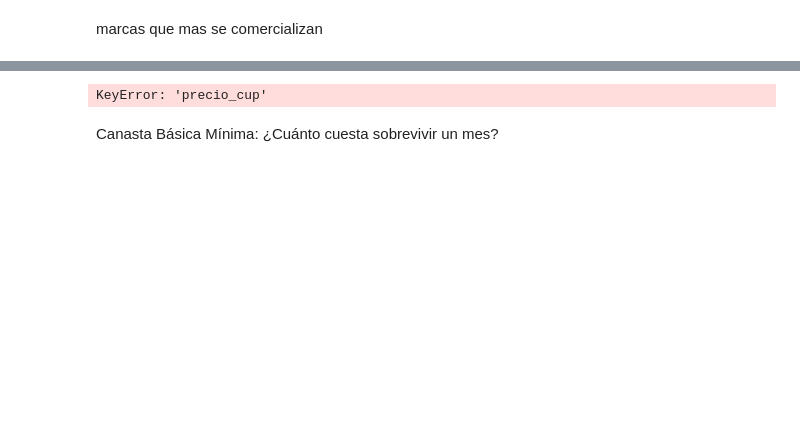
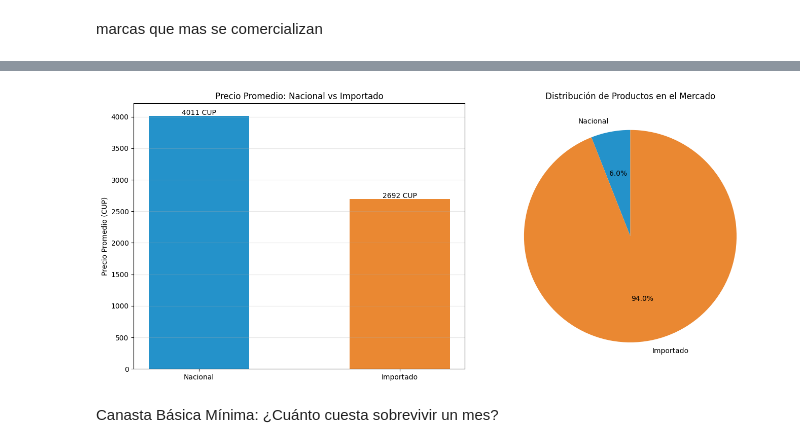
Before and after one commit to Aleinad-06/MYPIMES, a Jupyter notebook: main/main.ipynb, the cells around one changed output, grey strips where cells are left out. Cells and saved outputs as stored; diff of their text form; code cells hidden in the pictures; blank space fills up the shorter version.

```diff
--- a/main/main.ipynb
+++ b/main/main.ipynb
@@ -153,46 +77,48 @@ TypeError: 'value' must be an instance of str or bytes, not a None
 # %%
-from modules.graphs import promedio
+from modules.graphs import promedio, productos_mypimes
 def analizar_nacional_vs_importado():
+
+    productos = productos_mypimes(mypime)
 
     nacionales = []
     importados = []
 
-    for tienda in m_productos:
+    for tienda in productos:
             if "nacional" in tienda:
                 if tienda["nacional"] == True:
                     nacionales.append(tienda["precio_cup"])
                 else:
-                    importados.append(tienda["precio_cup"] or tienda["precio_usd"])
+                    importados.append(tienda["precio_cup"])
 
     promedio_nacional = promedio(nacionales)
     promedio_importado = promedio(importados)
 
     fig, (ax1, ax2) = plt.subplots(1, 2, figsize=(14, 6))
 
     # barras
     categorias = ["Nacional", "Importado"]
     promedios = [promedio_nacional, promedio_importado]
-    colores_barras = ["#3498db", "#e67e22"]
+    colores_barras = ["#2492CA", "#ea8832"]
 
     ax1.bar(categorias, promedios, color=colores_barras, width=0.5)
     ax1.set_ylabel("Precio Promedio (CUP)")
     ax1.set_title("Precio Promedio: Nacional vs Importado")
     ax1.grid(axis="y", alpha=0.3)
 
     for i, v in enumerate(promedios):
         ax1.text(i, v + 20, f"{v:.0f} CUP", ha="center")
 
     # pastel
     cantidades = [len(nacionales), len(importados)]
     ax2.pie(cantidades, labels=categorias, autopct="%1.1f%%", colors=colores_barras, startangle=90)
     ax2.set_title("Distribución de Productos en el Mercado")
 
     plt.tight_layout()
     plt.show()
 
 analizar_nacional_vs_importado()
 # %% [output]
-KeyError: 'precio_cup'
+[figure, added]
 # %% [markdown]
 Canasta Básica Mínima: ¿Cuánto cuesta sobrevivir un mes?
 # %%
```
Also changed, not shown: parts of 9 cells of this notebook, 3 other files.
